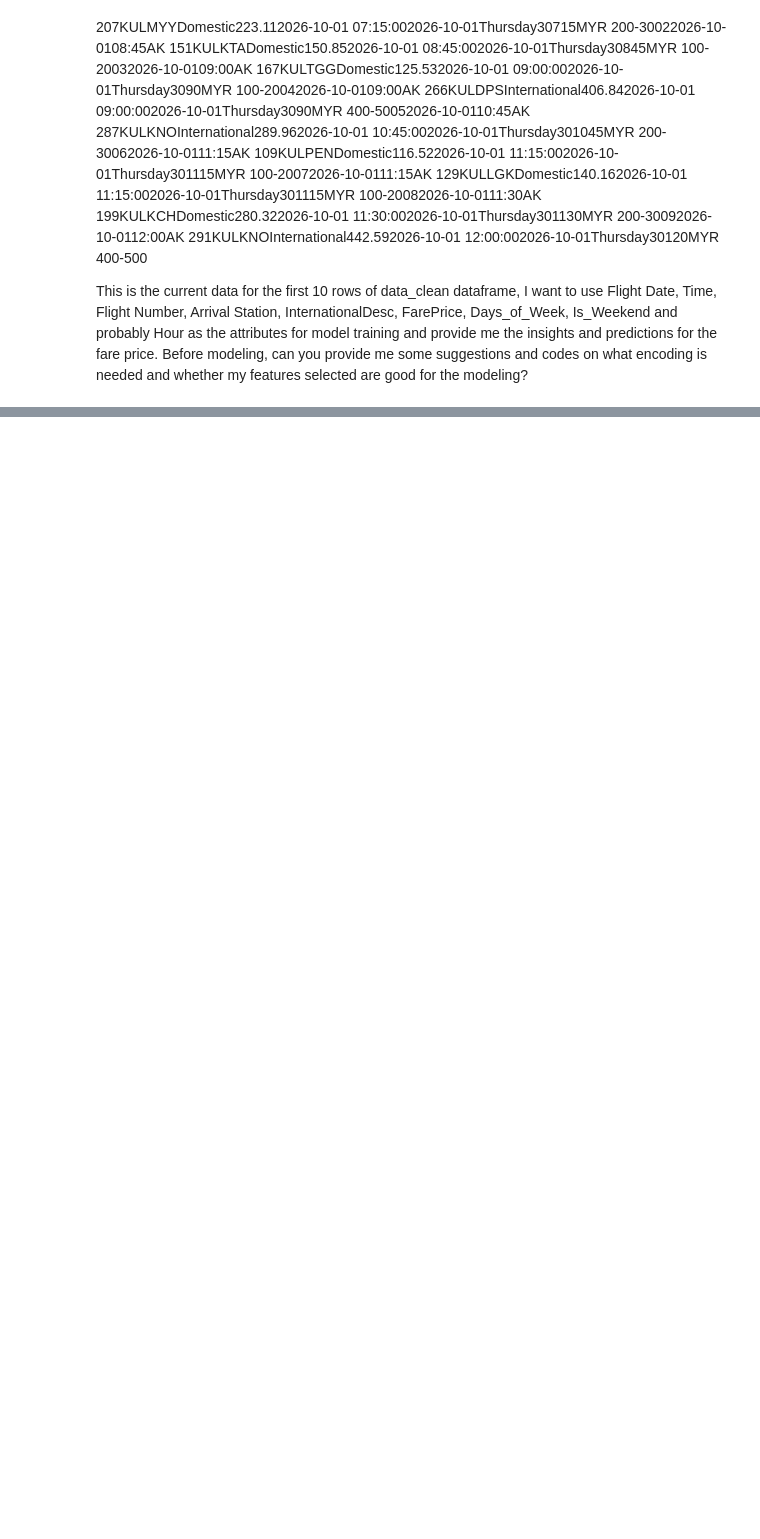
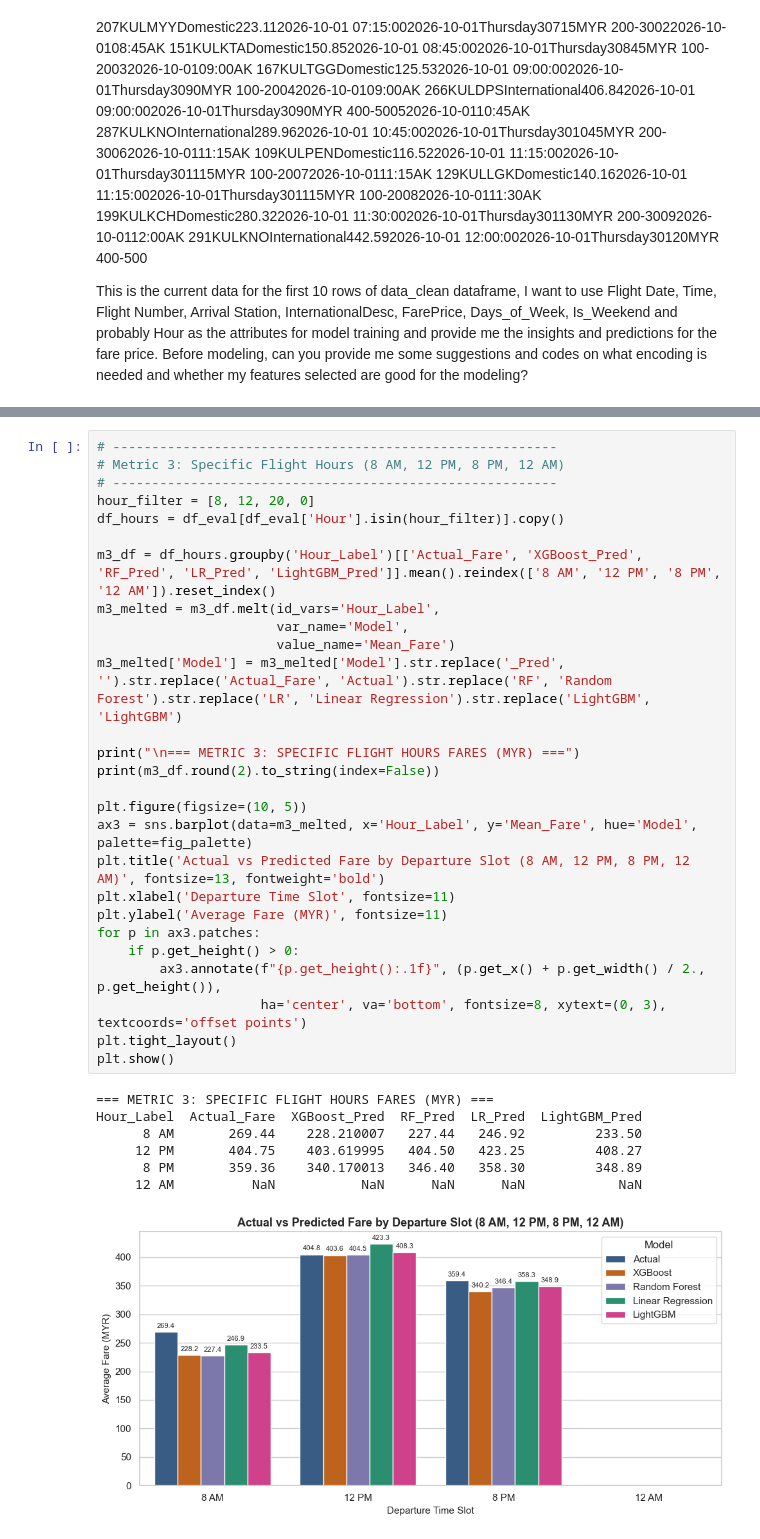
Before and after one commit to RWong09/Data-Science-Side-Project, a Jupyter notebook: Case Study 1/Flight Fare Prediction.ipynb, the cells around one changed output, grey strips where cells are left out. Drawn from its saved outputs; the diff is of its cells as text; blank space fills up the shorter version.

```diff
--- a/Case Study 1/Flight Fare Prediction.ipynb
+++ b/Case Study 1/Flight Fare Prediction.ipynb
@@ -447,0 +670,35 @@ y = df_model['FarePrice']
+# %%
+# ---------------------------------------------------------
+# Metric 3: Specific Flight Hours (8 AM, 12 PM, 8 PM, 12 AM)
+# ---------------------------------------------------------
+hour_filter = [8, 12, 20, 0]
+df_hours = df_eval[df_eval['Hour'].isin(hour_filter)].copy()
+
+m3_df = df_hours.groupby('Hour_Label')[['Actual_Fare', 'XGBoost_Pred', 'RF_Pred', 'LR_Pred', 'LightGBM_Pred']].mean().reindex(['8 AM', '12 PM', '8 PM', '12 AM']).reset_index()
+m3_melted = m3_df.melt(id_vars='Hour_Label',
+                       var_name='Model',
+                       value_name='Mean_Fare')
+m3_melted['Model'] = m3_melted['Model'].str.replace('_Pred', '').str.replace('Actual_Fare', 'Actual').str.replace('RF', 'Random Forest').str.replace('LR', 'Linear Regression').str.replace('LightGBM', 'LightGBM')
+
+print("\n=== METRIC 3: SPECIFIC FLIGHT HOURS FARES (MYR) ===")
+print(m3_df.round(2).to_string(index=False))
+
+plt.figure(figsize=(10, 5))
+ax3 = sns.barplot(data=m3_melted, x='Hour_Label', y='Mean_Fare', hue='Model', palette=fig_palette)
+plt.title('Actual vs Predicted Fare by Departure Slot (8 AM, 12 PM, 8 PM, 12 AM)', fontsize=13, fontweight='bold')
+plt.xlabel('Departure Time Slot', fontsize=11)
+plt.ylabel('Average Fare (MYR)', fontsize=11)
+for p in ax3.patches:
+    if p.get_height() > 0:
+        ax3.annotate(f"{p.get_height():.1f}", (p.get_x() + p.get_width() / 2., p.get_height()),
+                     ha='center', va='bottom', fontsize=8, xytext=(0, 3), textcoords='offset points')
+plt.tight_layout()
+plt.show()
+# %% [output]
+=== METRIC 3: SPECIFIC FLIGHT HOURS FARES (MYR) ===
+Hour_Label  Actual_Fare  XGBoost_Pred  RF_Pred  LR_Pred  LightGBM_Pred
+      8 AM       269.44    228.210007   227.44   246.92         233.50
+     12 PM       404.75    403.619995   404.50   423.25         408.27
+      8 PM       359.36    340.170013   346.40   358.30         348.89
+     12 AM          NaN           NaN      NaN      NaN            NaN
+[figure, added]
```
Also changed, not shown: parts of 19 cells of this notebook.
